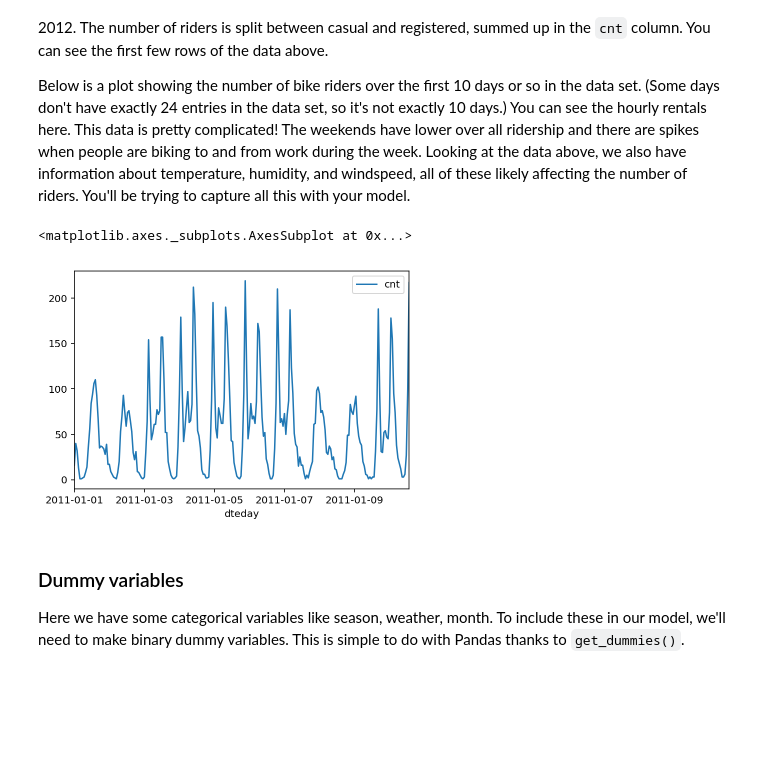
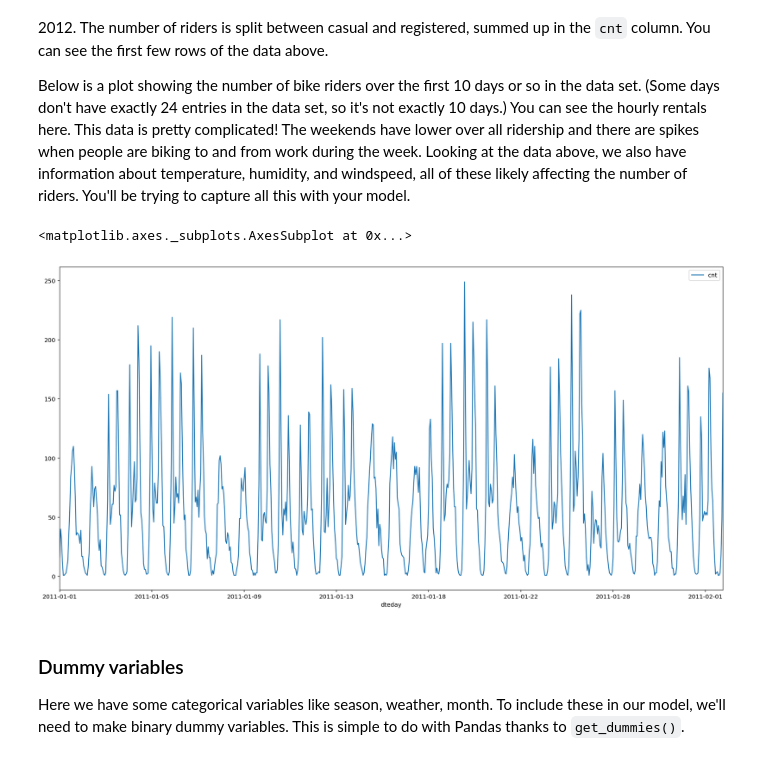
Before and after one commit to raivitor/Deep-Learning, a Jupyter notebook: Project_1/first-neural-network/Your_first_neural_network.ipynb, the cells around one changed output. Cells and saved outputs as stored; diff of their text form; code cells hidden in the pictures; blank space fills up the shorter version.

```diff
--- a/Project_1/first-neural-network/Your_first_neural_network.ipynb
+++ b/Project_1/first-neural-network/Your_first_neural_network.ipynb
@@ -70,10 +37,10 @@ This dataset has the number of riders for each hour of each day from January 1 2
 
 Below is a plot showing the number of bike riders over the first 10 days or so in the data set. (Some days don't have exactly 24 entries in the data set, so it's not exactly 10 days.) You can see the hourly rentals here. This data is pretty complicated! The weekends have lower over all ridership and there are spikes when people are biking to and from work during the week. Looking at the data above, we also have information about temperature, humidity, and windspeed, all of these likely affecting the number of riders. You'll be trying to capture all this with your model.
 # %%
-rides[:24*10].plot(x='dteday', y='cnt')
+rides[:24*30].plot(x='dteday', y='cnt', figsize=(20, 10))
 # %% [output]
 <matplotlib.axes._subplots.AxesSubplot at 0x...>
-[figure, old version]
+[figure, new version]
 # %% [markdown]
 ### Dummy variables
 Here we have some categorical variables like season, weather, month. To include these in our model, we'll need to make binary dummy variables. This is simple to do with Pandas thanks to `get_dummies()`.
```
Also changed, not shown: parts of 4 cells of this notebook.
